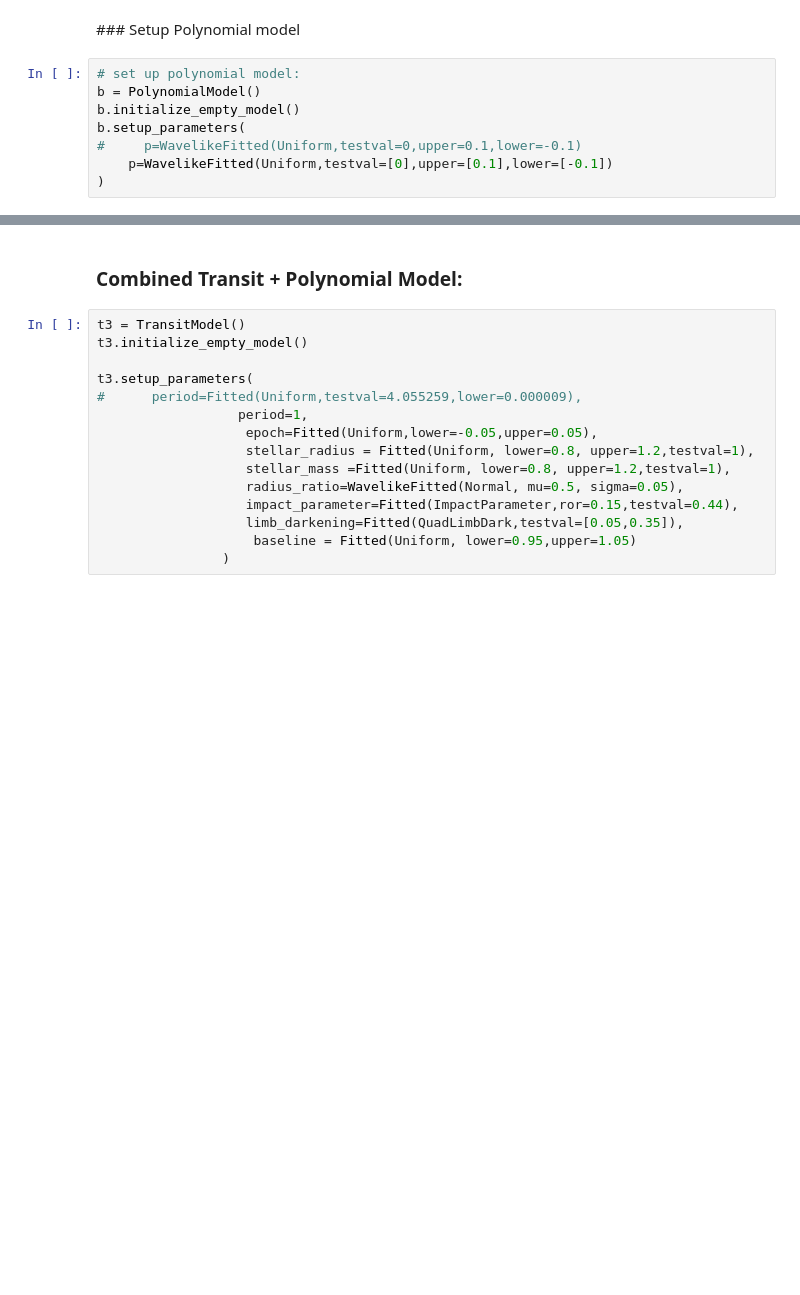
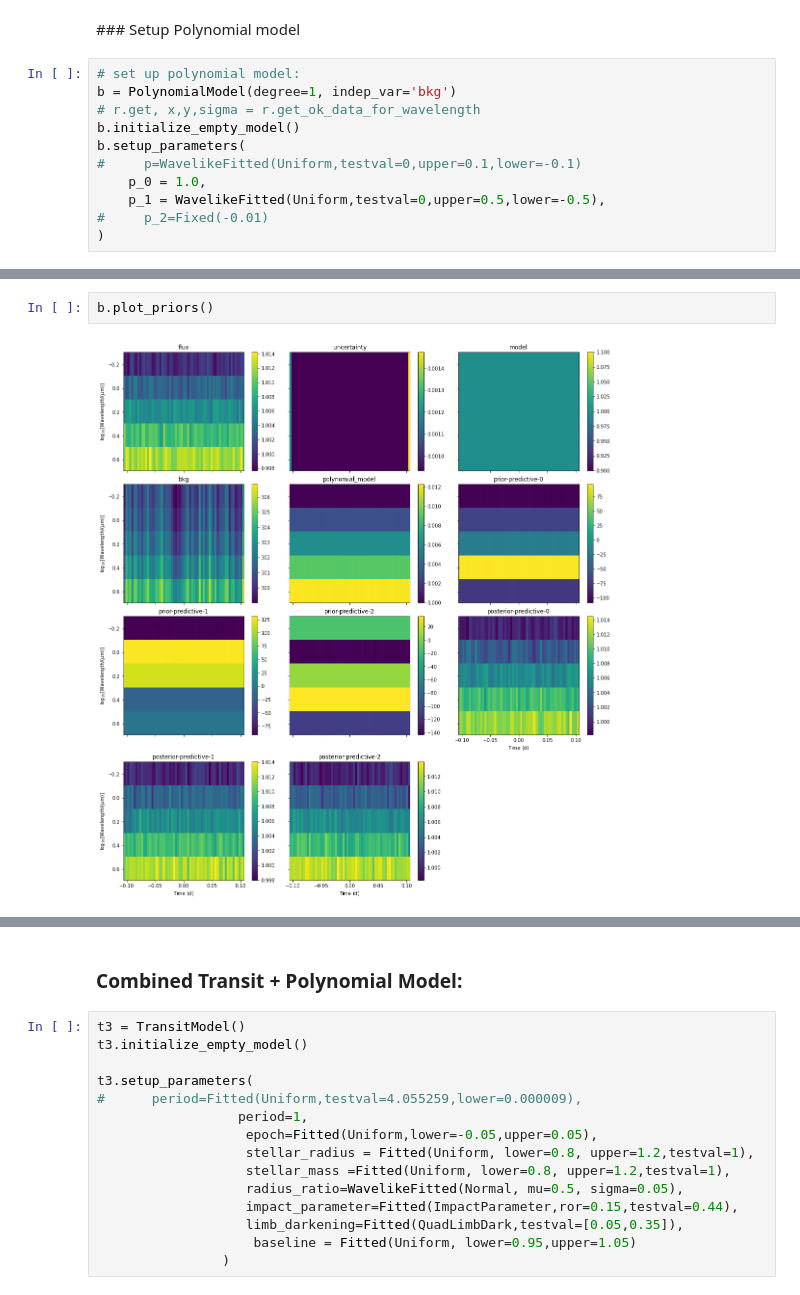
Before and after one commit to catrionamurray/chromatic_fitting, a Jupyter notebook: experiments.ipynb, the cells around one changed output, grey strips where cells are left out. Drawn from its saved outputs; the diff is of its cells as text; blank space fills up the shorter version.

Commit message:
Added degree and indep_var to PolynomialModel, appear to work but need to check it with new chromatic systematics adding

```diff
--- a/experiments.ipynb
+++ b/experiments.ipynb
@@ -658,9 +691,12 @@ rbin5.imshow_quantities();
 ### Setup Polynomial model
 # %%
 # set up polynomial model:
-b = PolynomialModel()
+b = PolynomialModel(degree=1, indep_var='bkg')
+# r.get, x,y,sigma = r.get_ok_data_for_wavelength
 b.initialize_empty_model()
 b.setup_parameters(
 #     p=WavelikeFitted(Uniform,testval=0,upper=0.1,lower=-0.1)
-    p=WavelikeFitted(Uniform,testval=[0],upper=[0.1],lower=[-0.1])
+    p_0 = 1.0,
+    p_1 = WavelikeFitted(Uniform,testval=0,upper=0.5,lower=-0.5),
+#     p_2=Fixed(-0.01)
 )
@@ -671,0 +747,4 @@ b.setup_likelihood()
+# %%
+b.plot_priors()
+# %% [output]
+[figure, added]
```
Also changed, not shown: parts of 17 cells of this notebook, 1 other file.
